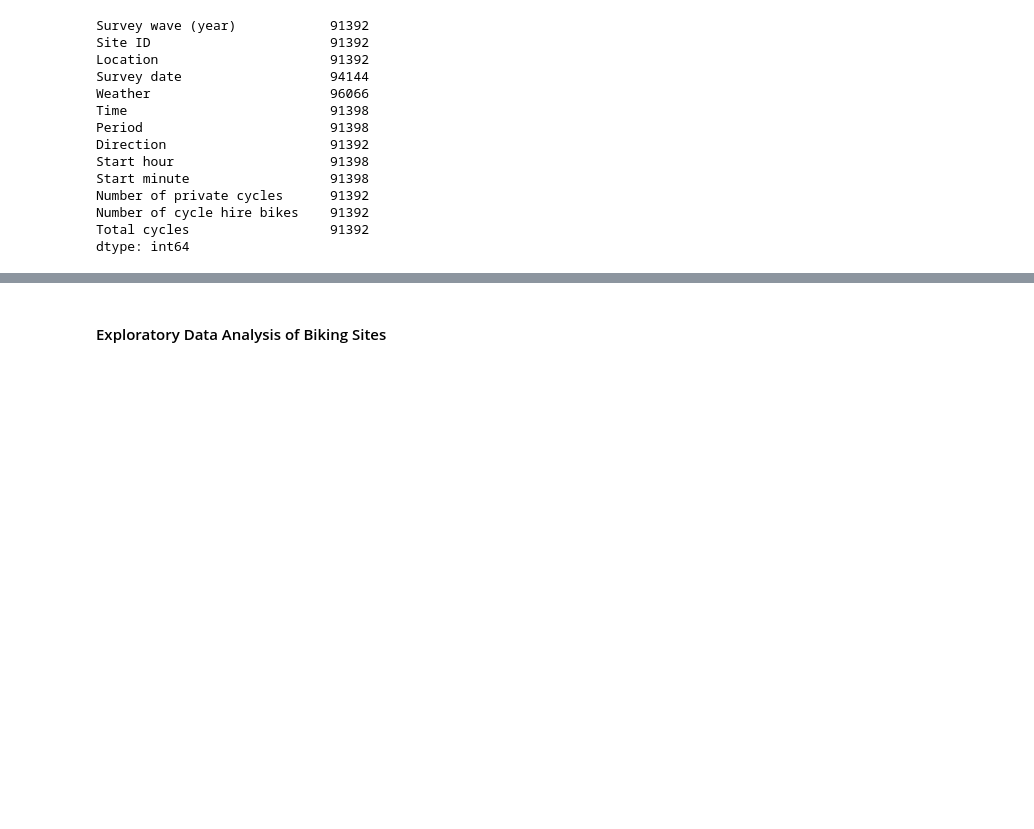
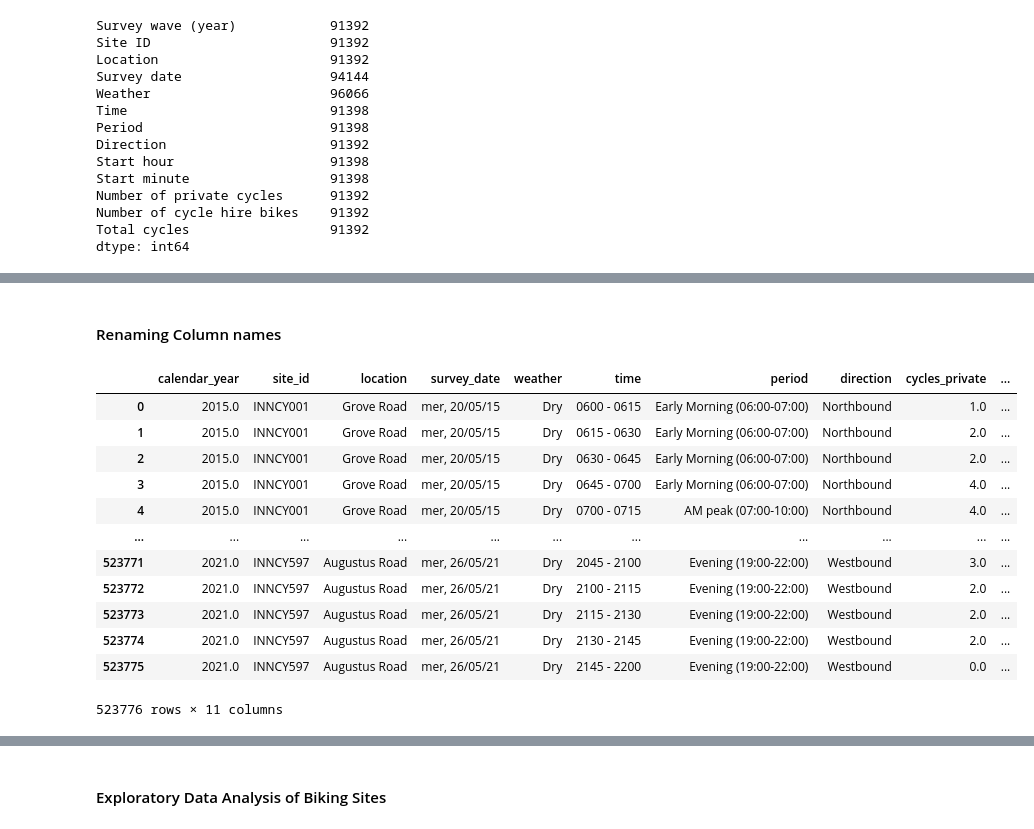
Before and after one commit to teamlse2022/Thoughtworks, a Jupyter notebook: London Dataset/LSE Employer Project Central, Inner London and Biking Sites Analysis 23-09-22.ipynb, the cells around one changed output, grey strips where cells are left out. Saved outputs shown, nothing was run; the diff lists cells and outputs as text; code cells hidden in the pictures; blank space fills up the shorter version.

```diff
--- a/London Dataset/LSE Employer Project Central, Inner London and Biking Sites Analysis 23-09-22.ipynb
+++ b/London Dataset/LSE Employer Project Central, Inner London and Biking Sites Analysis 23-09-22.ipynb
@@ -216,0 +717,37 @@ inn_lon.describe()
+# %%
+# Dropping redundant columns
+
+inn_lon = inn_lon.drop(['Start hour', 'Start minute'], axis=1)
+# %% [markdown]
+#### Renaming Column names
+# %%
+# Renaming Columns for inn_lon according to PEP-8 variable naming convention
+inn_lon.rename(columns = {"Survey wave (year)": "calendar_year",
+                          "Site ID": "site_id",
+                          "Location":"location",
+                          "Survey date":"survey_date",
+                          "Weather":"weather",
+                          "Time":"time",
+                          "Period":"period",
+                          "Direction":"direction",
+                          "Number of private cycles":"cycles_private",
+                          "Number of cycle hire bikes":"cycles_hire",
+                          "Total cycles":"cycles_total"},
+                        inplace=True)
+
+# Viewing the Dataframe
+inn_lon
+# %% [output]
+|  | calendar_year | site_id | location | survey_date | weather | time | period | direction | cycles_private | ... |
+| 0 | 2015.0 | INNCY001 | Grove Road | mer, 20/05/15 | Dry | 0600 - 0615 | Early Morning (06:00-07:00) | Northbound | 1.0 | ... |
+| 1 | 2015.0 | INNCY001 | Grove Road | mer, 20/05/15 | Dry | 0615 - 0630 | Early Morning (06:00-07:00) | Northbound | 2.0 | ... |
+| 2 | 2015.0 | INNCY001 | Grove Road | mer, 20/05/15 | Dry | 0630 - 0645 | Early Morning (06:00-07:00) | Northbound | 2.0 | ... |
+| 3 | 2015.0 | INNCY001 | Grove Road | mer, 20/05/15 | Dry | 0645 - 0700 | Early Morning (06:00-07:00) | Northbound | 4.0 | ... |
+| 4 | 2015.0 | INNCY001 | Grove Road | mer, 20/05/15 | Dry | 0700 - 0715 | AM peak (07:00-10:00) | Northbound | 4.0 | ... |
+| ... | ... | ... | ... | ... | ... | ... | ... | ... | ... | ... |
+| 523771 | 2021.0 | INNCY597 | Augustus Road | mer, 26/05/21 | Dry | 2045 - 2100 | Evening (19:00-22:00) | Westbound | 3.0 | ... |
+| 523772 | 2021.0 | INNCY597 | Augustus Road | mer, 26/05/21 | Dry | 2100 - 2115 | Evening (19:00-22:00) | Westbound | 2.0 | ... |
+| 523773 | 2021.0 | INNCY597 | Augustus Road | mer, 26/05/21 | Dry | 2115 - 2130 | Evening (19:00-22:00) | Westbound | 2.0 | ... |
+| 523774 | 2021.0 | INNCY597 | Augustus Road | mer, 26/05/21 | Dry | 2130 - 2145 | Evening (19:00-22:00) | Westbound | 2.0 | ... |
+| 523775 | 2021.0 | INNCY597 | Augustus Road | mer, 26/05/21 | Dry | 2145 - 2200 | Evening (19:00-22:00) | Westbound | 0.0 | ... |
+523776 rows × 11 columns
```
Also changed, not shown: parts of 150 cells of this notebook.
